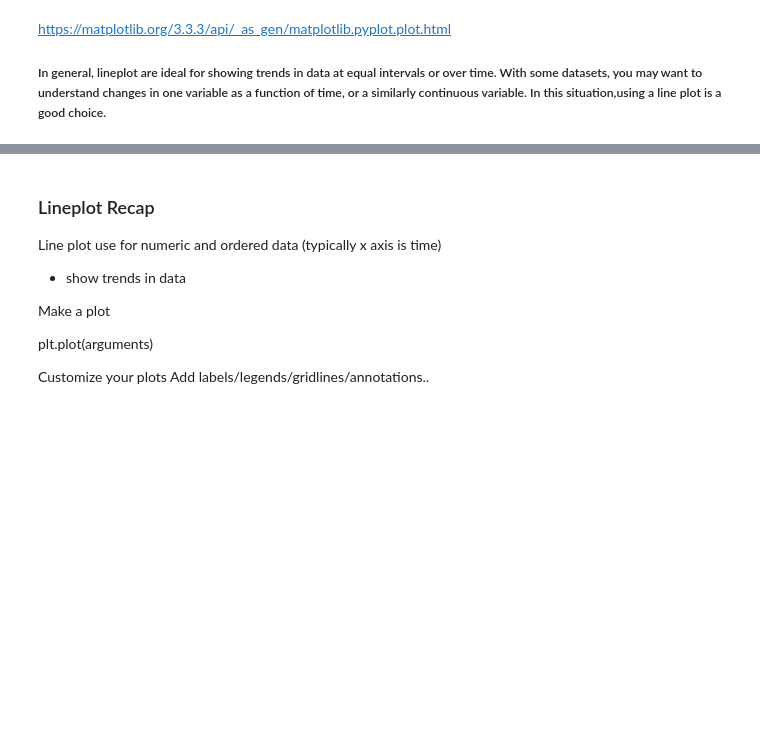
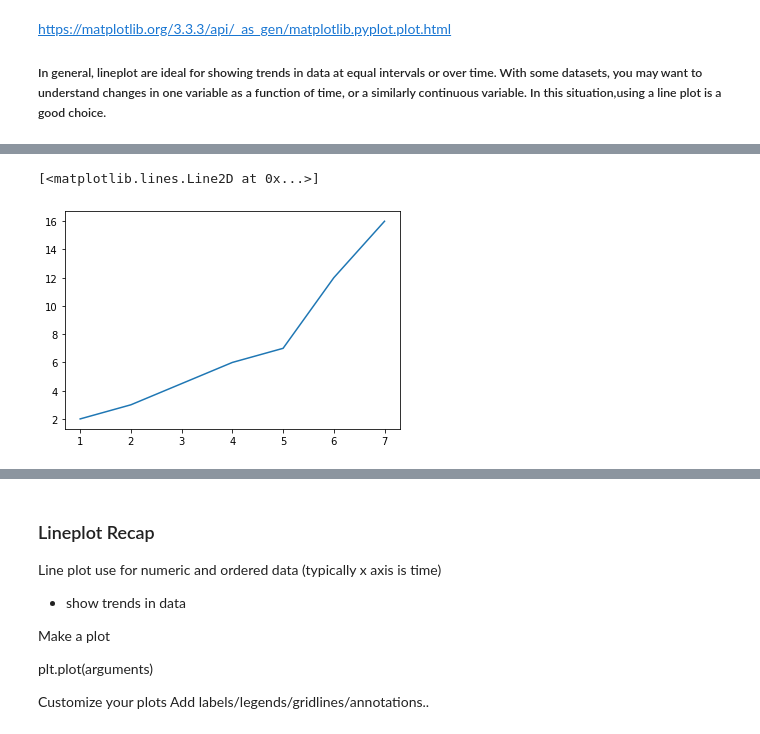
Before and after one commit to CodeupClassroom/hopper-data-science-libraries, a Jupyter notebook: hopper-matplotlib-lesson.ipynb, the cells around one changed output, grey strips where cells are left out. Cells and saved outputs as stored; diff of their text form; code cells hidden in the pictures; blank space fills up the shorter version.

```diff
--- a/hopper-matplotlib-lesson.ipynb
+++ b/hopper-matplotlib-lesson.ipynb
@@ -58,3 +63,11 @@ y = [2,3,4,6,8]
+# %%
+x = [1,2,4,5,6,7]
+y = [2,3,6,7,12,16]
+
+plt.plot(x,y)
+# %% [output]
+[<matplotlib.lines.Line2D at 0x...>]
+[figure, added]
 # %%
 # 2019 Survey Link: https://insights.stackoverflow.com/survey/2019
 
```
Also changed, not shown: parts of 23 cells of this notebook.
